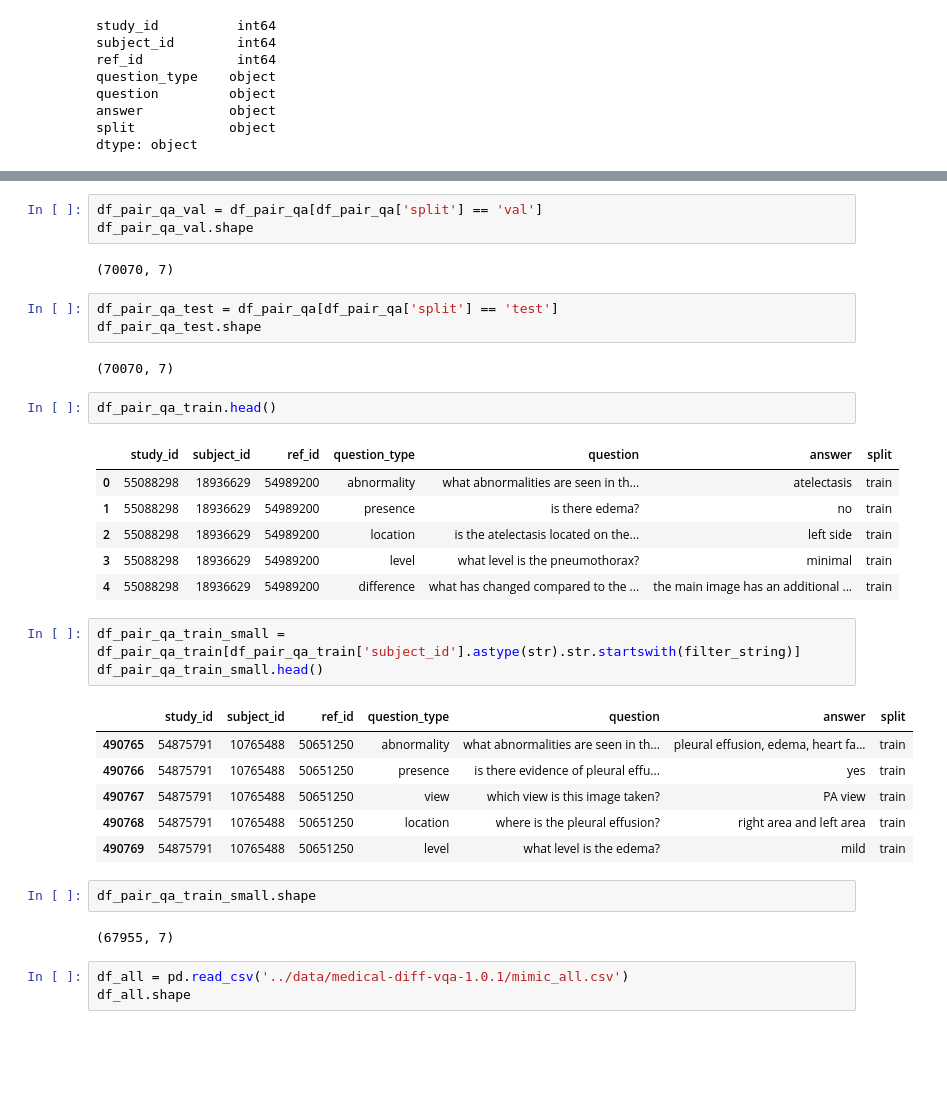
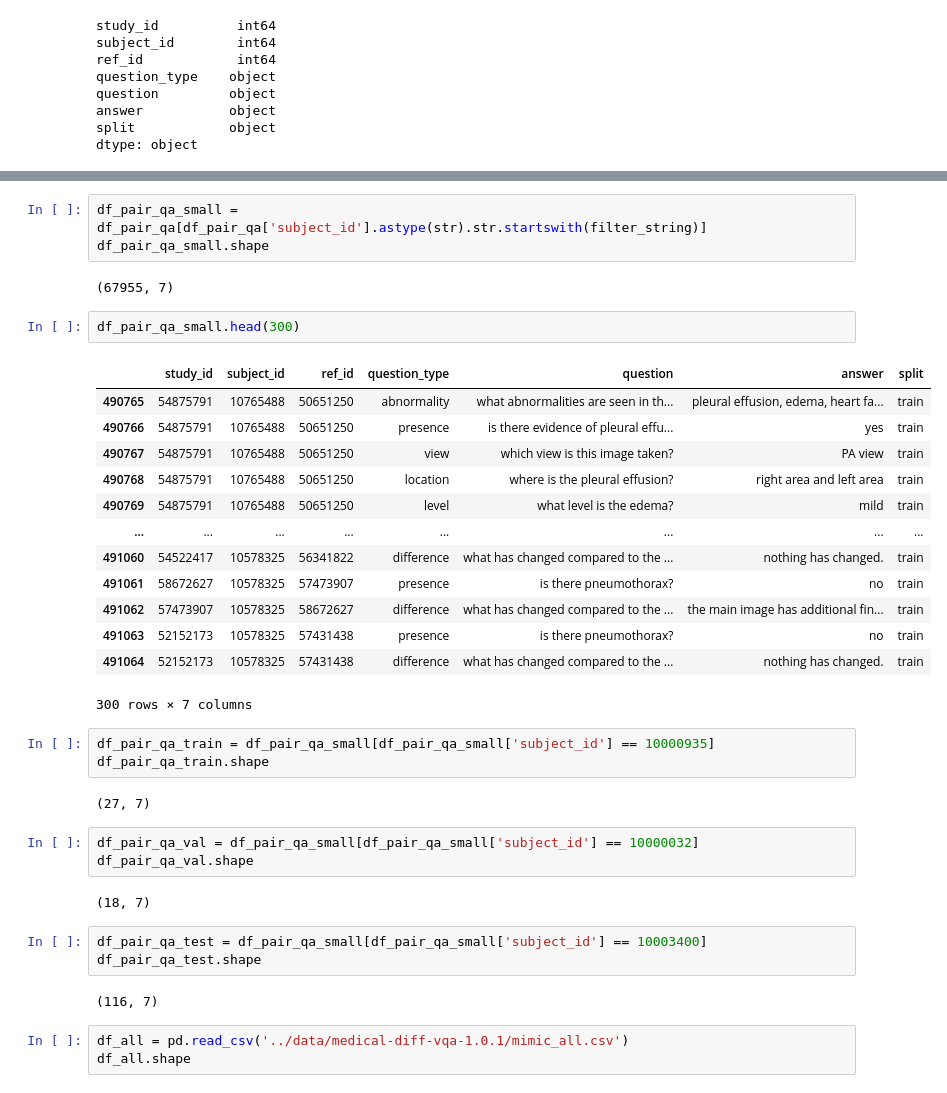
Before and after one commit to archx64/cxr-diff-vqa, a Jupyter notebook: notebooks/create_small_dataset.ipynb, the cells around one changed output, grey strips where cells are left out. Cells and saved outputs as stored; diff of their text form; blank space fills up the shorter version.

```diff
--- a/notebooks/create_small_dataset.ipynb
+++ b/notebooks/create_small_dataset.ipynb
@@ -35,36 +30,39 @@ df_pair_qa_train.shape
-# %%
-df_pair_qa_val = df_pair_qa[df_pair_qa['split'] == 'val']
-df_pair_qa_val.shape
-# %% [output]
-(70070, 7)
-# %%
-df_pair_qa_test = df_pair_qa[df_pair_qa['split'] == 'test']
-df_pair_qa_test.shape
-# %% [output]
-(70070, 7)
-# %%
-df_pair_qa_train.head()
-# %% [output]
-|  | study_id | subject_id | ref_id | question_type | question | answer | split |
-| 0 | 55088298 | 18936629 | 54989200 | abnormality | what abnormalities are seen in th... | atelectasis | train |
-| 1 | 55088298 | 18936629 | 54989200 | presence | is there edema? | no | train |
-| 2 | 55088298 | 18936629 | 54989200 | location | is the atelectasis located on the... | left side | train |
-| 3 | 55088298 | 18936629 | 54989200 | level | what level is the pneumothorax? | minimal | train |
-| 4 | 55088298 | 18936629 | 54989200 | difference | what has changed compared to the ... | the main image has an additional ... | train |
 # %%
-df_pair_qa_train_small = df_pair_qa_train[df_pair_qa_train['subject_id'].astype(str).str.startswith(filter_string)]
-df_pair_qa_train_small.head()
+df_pair_qa_small = df_pair_qa[df_pair_qa['subject_id'].astype(str).str.startswith(filter_string)]
+df_pair_qa_small.shape
 # %% [output]
-|  | study_id | subject_id | ref_id | question_type | question | answer | split |
-| 490765 | 54875791 | 10765488 | 50651250 | abnormality | what abnormalities are seen in th... | pleural effusion, edema, heart fa... | train |
-| 490766 | 54875791 | 10765488 | 50651250 | presence | is there evidence of pleural effu... | yes | train |
-| 490767 | 54875791 | 10765488 | 50651250 | view | which view is this image taken? | PA view | train |
-| 490768 | 54875791 | 10765488 | 50651250 | location | where is the pleural effusion? | right area and left area | train |
-| 490769 | 54875791 | 10765488 | 50651250 | level | what level is the edema? | mild | train |
+(67955, 7)
-# %%
-df_pair_qa_train_small.shape
-# %% [output]
-(67955, 7)
+# %%
+df_pair_qa_small.head(300)
+# %% [output]
+|  | study_id | subject_id | ref_id | question_type | question | answer | split |
+| 490765 | 54875791 | 10765488 | 50651250 | abnormality | what abnormalities are seen in th... | pleural effusion, edema, heart fa... | train |
+| 490766 | 54875791 | 10765488 | 50651250 | presence | is there evidence of pleural effu... | yes | train |
+| 490767 | 54875791 | 10765488 | 50651250 | view | which view is this image taken? | PA view | train |
+| 490768 | 54875791 | 10765488 | 50651250 | location | where is the pleural effusion? | right area and left area | train |
+| 490769 | 54875791 | 10765488 | 50651250 | level | what level is the edema? | mild | train |
+| ... | ... | ... | ... | ... | ... | ... | ... |
+| 491060 | 54522417 | 10578325 | 56341822 | difference | what has changed compared to the ... | nothing has changed. | train |
+| 491061 | 58672627 | 10578325 | 57473907 | presence | is there pneumothorax? | no | train |
+| 491062 | 57473907 | 10578325 | 58672627 | difference | what has changed compared to the ... | the main image has additional fin... | train |
+| 491063 | 52152173 | 10578325 | 57431438 | presence | is there pneumothorax? | no | train |
+| 491064 | 52152173 | 10578325 | 57431438 | difference | what has changed compared to the ... | nothing has changed. | train |
+300 rows × 7 columns
+# %%
+df_pair_qa_train = df_pair_qa_small[df_pair_qa_small['subject_id'] == 10000935]
+df_pair_qa_train.shape
+# %% [output]
+(27, 7)
+# %%
+df_pair_qa_val = df_pair_qa_small[df_pair_qa_small['subject_id'] == 10000032]
+df_pair_qa_val.shape
+# %% [output]
+(18, 7)
+# %%
+df_pair_qa_test = df_pair_qa_small[df_pair_qa_small['subject_id'] == 10003400]
+df_pair_qa_test.shape
+# %% [output]
+(116, 7)
 # %%
 df_all = pd.read_csv('../data/medical-diff-vqa-1.0.1/mimic_all.csv')
 df_all.shape
```
Also changed, not shown: parts of 18 cells of this notebook, 18 other files.
